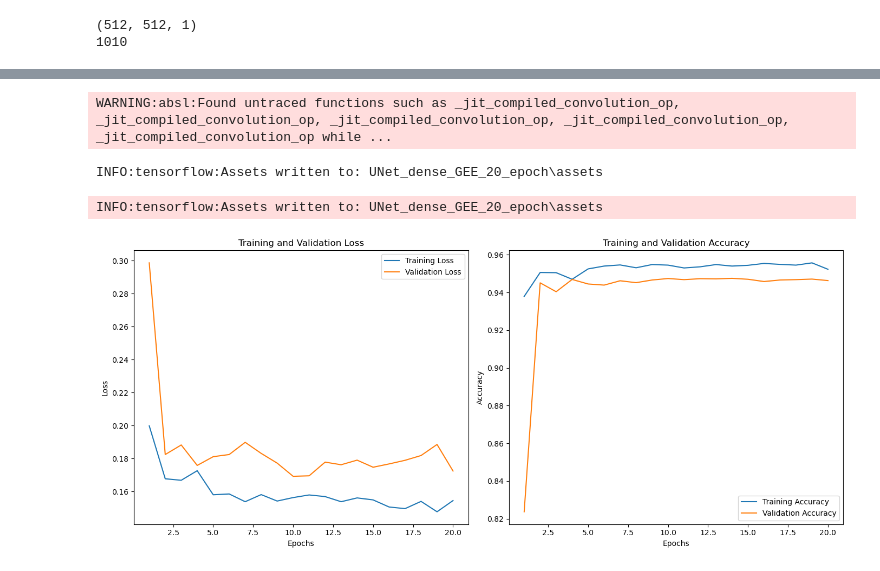
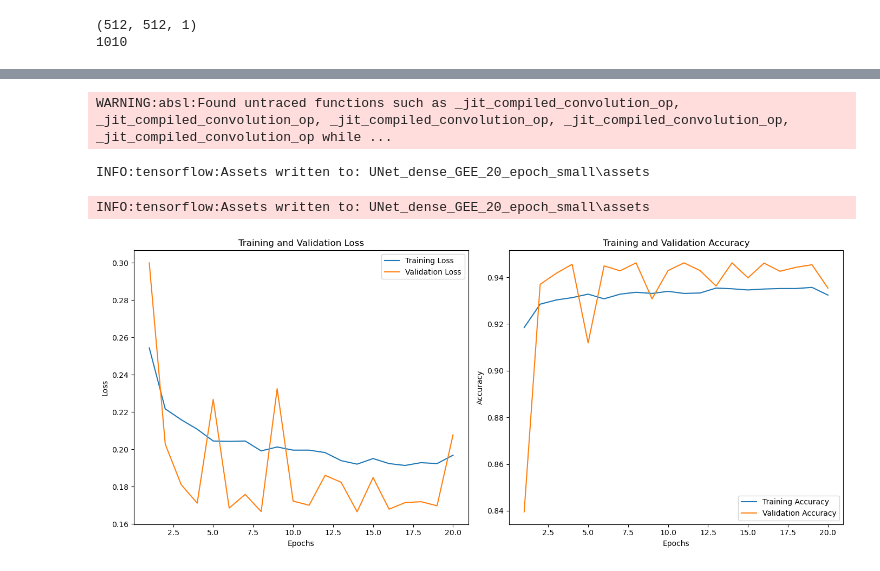
Before and after one commit to GVCL/IWSeg-SAR-Poison, a Jupyter notebook: unet_codes.ipynb, the cells around one changed output, grey strips where cells are left out. Drawn from its saved outputs; the diff is of its cells as text; code cells hidden in the pictures.

```diff
--- a/unet_codes.ipynb
+++ b/unet_codes.ipynb
@@ -680,51 +687,50 @@ Epoch 20/20
 <keras.callbacks.History at 0x...>
 # %%
 
-model.save('UNet_dense_GEE_20_epoch')
+model.save('UNet_dense_GEE_20_epoch_small')
 # %% [output]
 WARNING:absl:Found untraced functions such as _jit_compiled_convolution_op, _jit_compiled_convolution_op, _jit_compiled_convolution_op, _jit_compiled_convolution_op, _jit_compiled_convolution_op while ...
-INFO:tensorflow:Assets written to: UNet_dense_GEE_20_epoch\assets
+INFO:tensorflow:Assets written to: UNet_dense_GEE_20_epoch_small\assets
-INFO:tensorflow:Assets written to: UNet_dense_GEE_20_epoch\assets
+INFO:tensorflow:Assets written to: UNet_dense_GEE_20_epoch_small\assets
 # %%
 import matplotlib.pyplot as plt
 
 # Data from the model training output
 epochs = range(1, 21)
-train_loss = [0.1999, 0.1678, 0.1669, 0.1727, 0.1581, 0.1586, 0.1539, 0.1582, 0.1543, 0.1564,
-              0.1580, 0.1570, 0.1539, 0.1562, 0.1550, 0.1507, 0.1497, 0.1541, 0.1478, 0.1546]
-val_loss = [0.2987, 0.1825, 0.1883, 0.1759, 0.1812, 0.1825, 0.1899, 0.1832, 0.1773, 0.1693,
-            0.1696, 0.1779, 0.1763, 0.1791, 0.1748, 0.1768, 0.1790, 0.1819, 0.1886, 0.1725]
-train_accuracy = [0.9379, 0.9506, 0.9505, 0.9470, 0.9525, 0.9540, 0.9546, 0.9531, 0.9548, 0.9545,
-                 0.9530, 0.9536, 0.9548, 0.9540, 0.9544, 0.9554, 0.9549, 0.9545, 0.9557, 0.9523]
-val_accuracy = [0.8237, 0.9451, 0.9404, 0.9469, 0.9445, 0.9439, 0.9462, 0.9452, 0.9466, 0.9474,
-               0.9468, 0.9473, 0.9472, 0.9475, 0.9470, 0.9458, 0.9466, 0.9468, 0.9471, 0.9463]
-
+train_loss = [0.2544, 0.2217, 0.2159, 0.2108, 0.2045, 0.2043, 0.2045, 0.1992, 0.2013, 0.1996,
+              0.1996, 0.1983, 0.1940, 0.1921, 0.1951, 0.1924, 0.1914, 0.1929, 0.1924, 0.1969]
+val_loss = [0.2999, 0.2028, 0.1811, 0.1712, 0.2268, 0.1686, 0.1759, 0.1667, 0.2325, 0.1723,
+            0.1701, 0.1861, 0.1824, 0.1666, 0.1849, 0.1680, 0.1715, 0.1720, 0.1698, 0.2078]
+train_accuracy = [0.9185, 0.9285, 0.9303, 0.9313, 0.9328, 0.9308, 0.9328, 0.9336, 0.9331, 0.9340,
+                 0.9331, 0.9333, 0.9354, 0.9351, 0.9346, 0.9350, 0.9352, 0.9352, 0.9357, 0.9324]
+val_accuracy = [0.8396, 0.9370, 0.9417, 0.9456, 0.9119, 0.9449, 0.9428, 0.9462, 0.9308, 0.9429,
+               0.9462, 0.9429, 0.9363, 0.9462, 0.9398, 0.9461, 0.9426, 0.9443, 0.9454, 0.9354]
 
 # Plotting the training and validation loss
 plt.figure(figsize=(14, 6))
 
 plt.subplot(1, 2, 1)
 plt.plot(epochs, train_loss, label='Training Loss')
 plt.plot(epochs, val_loss, label='Validation Loss')
 plt.title('Training and Validation Loss')
 plt.xlabel('Epochs')
 plt.ylabel('Loss')
 plt.legend()
 
 # Plotting the training and validation accuracy
 plt.subplot(1, 2, 2)
 plt.plot(epochs, train_accuracy, label='Training Accuracy')
 plt.plot(epochs, val_accuracy, label='Validation Accuracy')
 plt.title('Training and Validation Accuracy')
 plt.xlabel('Epochs')
 plt.ylabel('Accuracy')
 plt.legend()
 
 # Display the plots
 plt.tight_layout()
 plt.show()
 # %% [output]
-[figure, old version]
+[figure, new version]
 # %%
 # %%capture
 # model = load_model('UNet_dense_10_epoch.h5')
```
Also changed, not shown: parts of 5 cells of this notebook, 6 other files.
